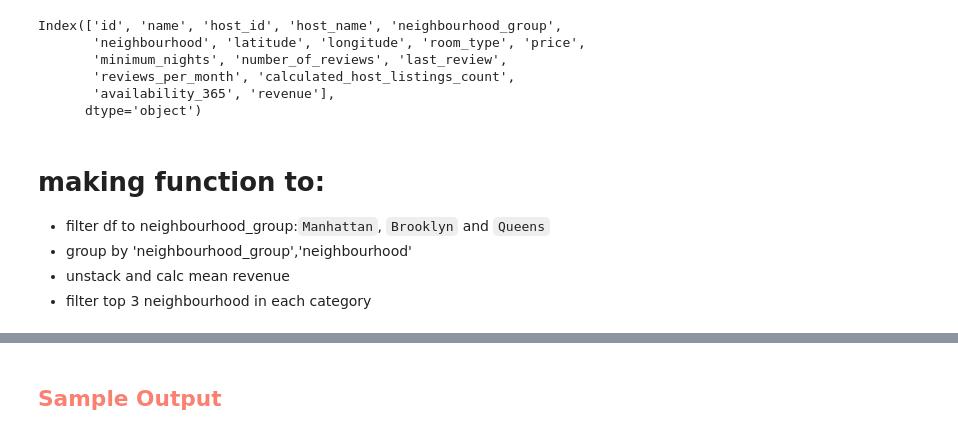
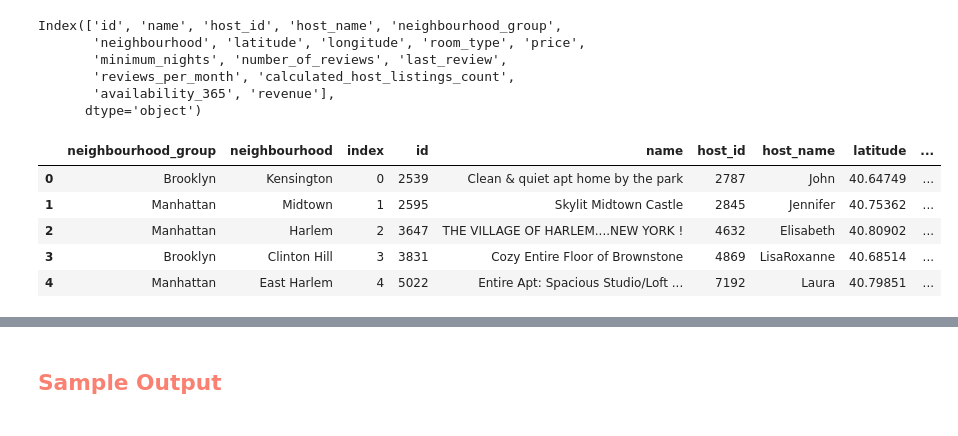
Before and after one commit to mapsg91/airbnb, a Jupyter notebook: Airbnb_Exercise_Student_Facing_021023.ipynb, the cells around one changed output, grey strips where cells are left out. Saved outputs shown, nothing was run; the diff lists cells and outputs as text; code cells hidden in the pictures.

```diff
--- a/Airbnb_Exercise_Student_Facing_021023.ipynb
+++ b/Airbnb_Exercise_Student_Facing_021023.ipynb
@@ -256,12 +250,7 @@ Index(['id', 'name', 'host_id', 'host_name', 'neighbourhood_group',
        'reviews_per_month', 'calculated_host_listings_count',
        'availability_365', 'revenue'],
       dtype='object')
-# %% [markdown]
-# making function to:
-- filter df to neighbourhood_group:`Manhattan`, `Brooklyn` and `Queens`
-- group by 'neighbourhood_group','neighbourhood'
--   unstack and calc mean revenue
-- filter top 3 neighbourhood in each category
 # %%
-def top3_revenues():
-    mbq_group = airbnb[airbnb['neighbourhood_group'].isin(['Manhattan', 'Brooklyn', 'Queens'])]
+# filtering neighbourhood_group:`Manhattan`, `Brooklyn` and `Queens`
+mbq_nbg_groups = airbnb[airbnb['neighbourhood_group'].isin(['Manhattan', 'Brooklyn', 'Queens'])]
+mbq_nbg_groups.reset_index(inplace=True)
@@ -271 +257,13 @@ mbq_nbg_groups = airbnb[airbnb['neighbourhood_group'].isin(['Manhattan', 'Brookl
+# %%
+#mbq_nbg_groups.set_index(['neighbourhood_group', 'neighbourhood'], inplace=True)
+mbq_nbg_groups.reset_index(inplace=True)
+# %%
+mbq_nbg_groups.head()
+# %% [output]
+|  | neighbourhood_group | neighbourhood | index | id | name | host_id | host_name | latitude | ... |
+| 0 | Brooklyn | Kensington | 0 | 2539 | Clean & quiet apt home by the park | 2787 | John | 40.64749 | ... |
+| 1 | Manhattan | Midtown | 1 | 2595 | Skylit Midtown Castle | 2845 | Jennifer | 40.75362 | ... |
+| 2 | Manhattan | Harlem | 2 | 3647 | THE VILLAGE OF HARLEM....NEW YORK ! | 4632 | Elisabeth | 40.80902 | ... |
+| 3 | Brooklyn | Clinton Hill | 3 | 3831 | Cozy Entire Floor of Brownstone | 4869 | LisaRoxanne | 40.68514 | ... |
+| 4 | Manhattan | East Harlem | 4 | 5022 | Entire Apt: Spacious Studio/Loft ... | 7192 | Laura | 40.79851 | ... |
 # %%
```
Also changed, not shown: parts of 12 cells of this notebook.
